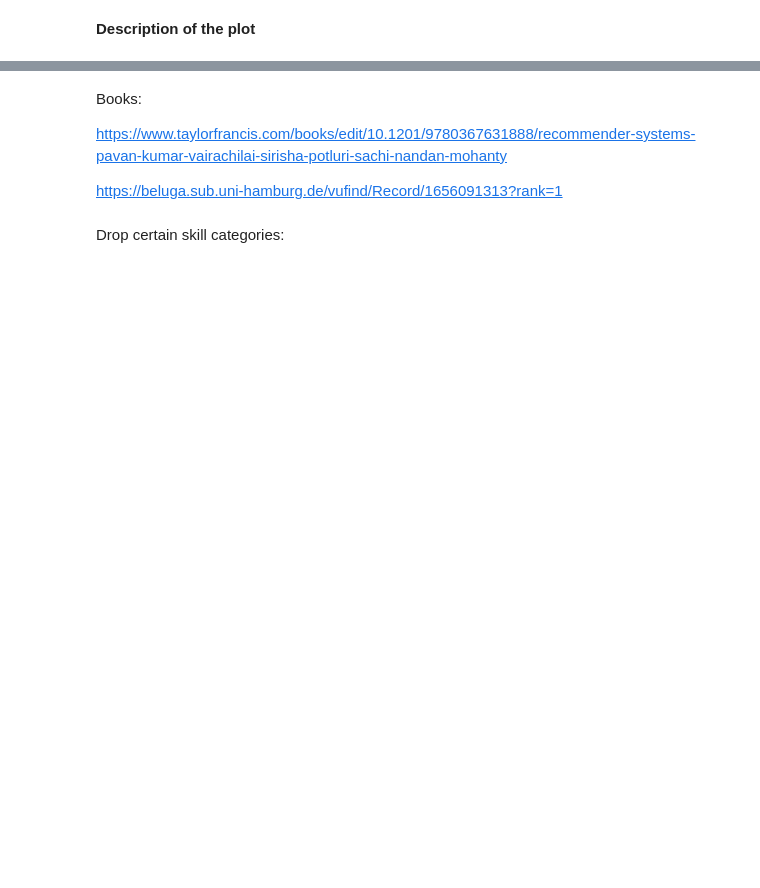
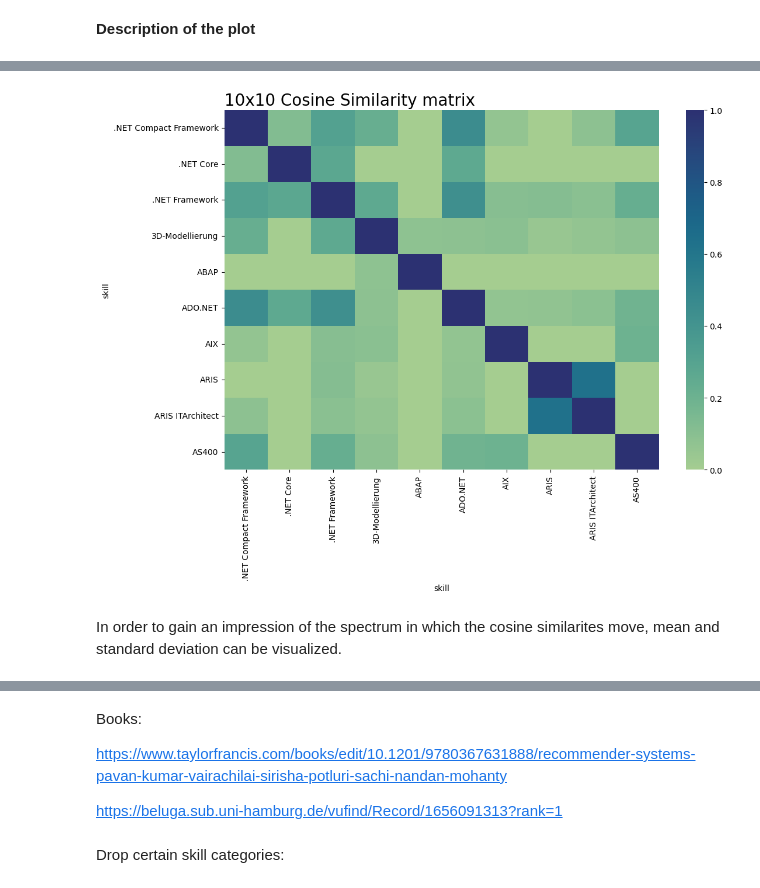
Before and after one commit to maximizer36/DS_AP, a Jupyter notebook: AP_descriptive_analysis.ipynb, the cells around one changed output, grey strips where cells are left out. Saved outputs shown, nothing was run; the diff lists cells and outputs as text; code cells hidden in the pictures; blank space fills up the shorter version.

```diff
--- a/AP_descriptive_analysis.ipynb
+++ b/AP_descriptive_analysis.ipynb
@@ -263,0 +292,7 @@ plt.show()
+# %%
+# Create a user-item matrix
+df["count"] = 1
+matrix = df.pivot_table('count', index='person', columns="skill").fillna(0).astype(int).reset_index(drop=True)
+#Set the index name = "userid"
+matrix.index.names = ["userids"]
+matrix
@@ -263,0 +316,12 @@ plt.show()
+# %%
+def calculate_similarity(data_items):
+    """Calculate the column-wise cosine similarity for a sparse
+    matrix. Return a new dataframe matrix with similarities.
+    """
+    data_sparse = sparse.csr_matrix(data_items)
+    similarities = cosine_similarity(data_sparse.transpose())
+    sim = pd.DataFrame(data=similarities, index= data_items.columns, columns= data_items.columns)
+    return sim
+# %%
+sim_matrix = calculate_similarity(matrix)
+sim_matrix
@@ -263,0 +345,9 @@ plt.show()
+# %%
+plt.figure(figsize=(12, 8))
+ax = sns.heatmap(sim_matrix.iloc[0:10,0:10] ,vmin=0, vmax=1 ,cmap="crest")
+ax.set_title("10x10 Cosine Similarity matrix", fontsize=20, loc = 'left')
+plt.show()
+# %% [output]
+[figure, added]
+# %% [markdown]
+In order to gain an impression of the spectrum in which the cosine similarites move, mean and standard deviation can be visualized.
```
Also changed, not shown: parts of 17 cells of this notebook, 3 other files.
